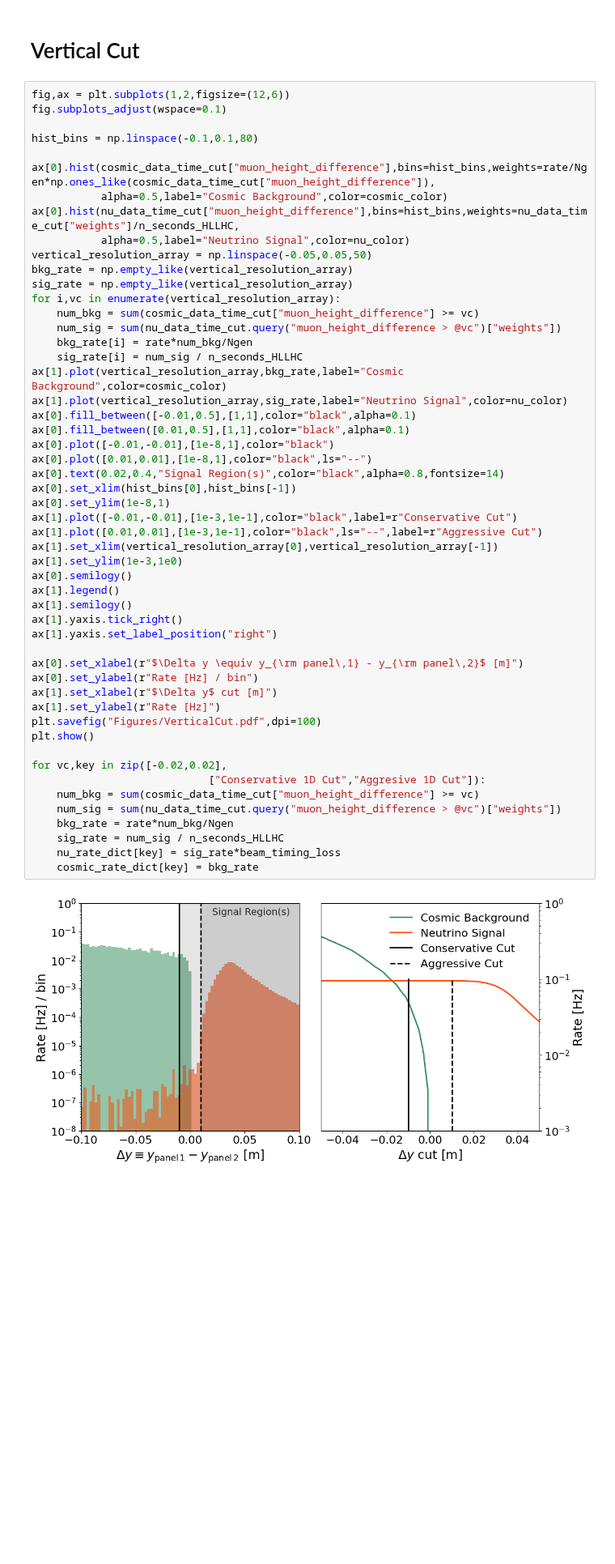
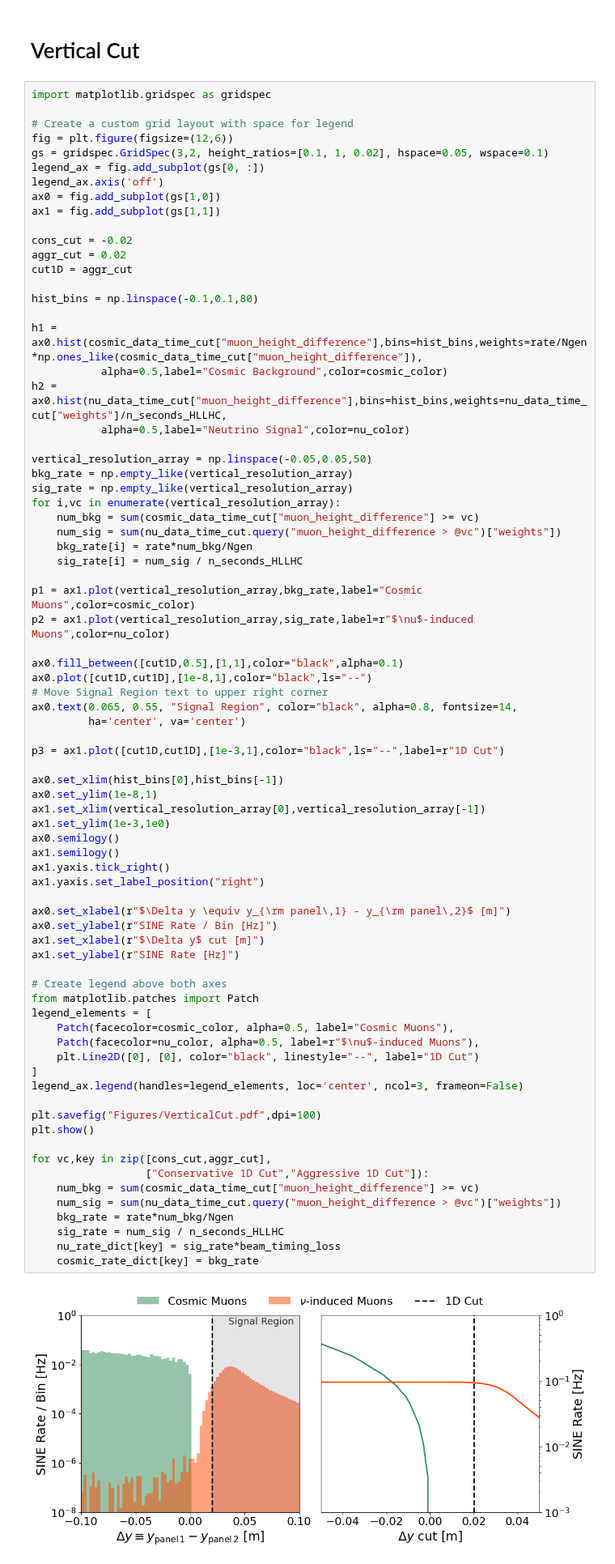
Before and after one commit to nickkamp1/Lake_Geneva_Neutrinos, a Jupyter notebook: Cosmics/SurfaceMuonBackgroundEstimate.ipynb, the cells around one changed output. Shown at 81% size. Drawn from its saved outputs; the diff is of its cells as text; blank space fills up the shorter version.

Commit message:
clean up HNL simulation, add survival probs, clean up muon plots

```diff
--- a/Cosmics/SurfaceMuonBackgroundEstimate.ipynb
+++ b/Cosmics/SurfaceMuonBackgroundEstimate.ipynb
@@ -319,59 +330,83 @@ plt.show()
 # %% [markdown]
 # Vertical Cut
 # %%
-fig,ax = plt.subplots(1,2,figsize=(12,6))
-fig.subplots_adjust(wspace=0.1)
+import matplotlib.gridspec as gridspec
+
+# Create a custom grid layout with space for legend
+fig = plt.figure(figsize=(12,6))
+gs = gridspec.GridSpec(3,2, height_ratios=[0.1, 1, 0.02], hspace=0.05, wspace=0.1)
+legend_ax = fig.add_subplot(gs[0, :])
+legend_ax.axis('off')
+ax0 = fig.add_subplot(gs[1,0])
+ax1 = fig.add_subplot(gs[1,1])
+
+cons_cut = -0.02
+aggr_cut = 0.02
+cut1D = aggr_cut
 
 hist_bins = np.linspace(-0.1,0.1,80)
 
-ax[0].hist(cosmic_data_time_cut["muon_height_difference"],bins=hist_bins,weights=rate/Ngen*np.ones_like(cosmic_data_time_cut["muon_height_difference"]),
+h1 = ax0.hist(cosmic_data_time_cut["muon_height_difference"],bins=hist_bins,weights=rate/Ngen*np.ones_like(cosmic_data_time_cut["muon_height_difference"]),
            alpha=0.5,label="Cosmic Background",color=cosmic_color)
-ax[0].hist(nu_data_time_cut["muon_height_difference"],bins=hist_bins,weights=nu_data_time_cut["weights"]/n_seconds_HLLHC,
+h2 = ax0.hist(nu_data_time_cut["muon_height_difference"],bins=hist_bins,weights=nu_data_time_cut["weights"]/n_seconds_HLLHC,
            alpha=0.5,label="Neutrino Signal",color=nu_color)
+
 vertical_resolution_array = np.linspace(-0.05,0.05,50)
 bkg_rate = np.empty_like(vertical_resolution_array)
 sig_rate = np.empty_like(vertical_resolution_array)
 for i,vc in enumerate(vertical_resolution_array):
     num_bkg = sum(cosmic_data_time_cut["muon_height_difference"] >= vc)
     num_sig = sum(nu_data_time_cut.query("muon_height_difference > @vc")["weights"])
     bkg_rate[i] = rate*num_bkg/Ngen
     sig_rate[i] = num_sig / n_seconds_HLLHC
-ax[1].plot(vertical_resolution_array,bkg_rate,label="Cosmic Background",color=cosmic_color)
-ax[1].plot(vertical_resolution_array,sig_rate,label="Neutrino Signal",color=nu_color)
-ax[0].fill_between([-0.01,0.5],[1,1],color="black",alpha=0.1)
-ax[0].fill_between([0.01,0.5],[1,1],color="black",alpha=0.1)
-ax[0].plot([-0.01,-0.01],[1e-8,1],color="black")
-ax[0].plot([0.01,0.01],[1e-8,1],color="black",ls="--")
-ax[0].text(0.02,0.4,"Signal Region(s)",color="black",alpha=0.8,fontsize=14)
-ax[0].set_xlim(hist_bins[0],hist_bins[-1])
-ax[0].set_ylim(1e-8,1)
-ax[1].plot([-0.01,-0.01],[1e-3,1e-1],color="black",label=r"Conservative Cut")
-ax[1].plot([0.01,0.01],[1e-3,1e-1],color="black",ls="--",label=r"Aggressive Cut")
-ax[1].set_xlim(vertical_resolution_array[0],vertical_resolution_array[-1])
-ax[1].set_ylim(1e-3,1e0)
-ax[0].semilogy()
-ax[1].legend()
-ax[1].semilogy()
-ax[1].yaxis.tick_right()
-ax[1].yaxis.set_label_position("right")
 
-ax[0].set_xlabel(r"$\Delta y \equiv y_{\rm panel\,1} - y_{\rm panel\,2}$ [m]")
-ax[0].set_ylabel(r"Rate [Hz] / bin")
-ax[1].set_xlabel(r"$\Delta y$ cut [m]")
-ax[1].set_ylabel(r"Rate [Hz]")
+p1 = ax1.plot(vertical_resolution_array,bkg_rate,label="Cosmic Muons",color=cosmic_color)
+p2 = ax1.plot(vertical_resolution_array,sig_rate,label=r"$\nu$-induced Muons",color=nu_color)
+
+ax0.fill_between([cut1D,0.5],[1,1],color="black",alpha=0.1)
+ax0.plot([cut1D,cut1D],[1e-8,1],color="black",ls="--")
+# Move Signal Region text to upper right corner
+ax0.text(0.065, 0.55, "Signal Region", color="black", alpha=0.8, fontsize=14,
+         ha='center', va='center')
+
+p3 = ax1.plot([cut1D,cut1D],[1e-3,1],color="black",ls="--",label=r"1D Cut")
+
+ax0.set_xlim(hist_bins[0],hist_bins[-1])
+ax0.set_ylim(1e-8,1)
+ax1.set_xlim(vertical_resolution_array[0],vertical_resolution_array[-1])
+ax1.set_ylim(1e-3,1e0)
+ax0.semilogy()
+ax1.semilogy()
+ax1.yaxis.tick_right()
+ax1.yaxis.set_label_position("right")
+
+ax0.set_xlabel(r"$\Delta y \equiv y_{\rm panel\,1} - y_{\rm panel\,2}$ [m]")
+ax0.set_ylabel(r"SINE Rate / Bin [Hz]")
+ax1.set_xlabel(r"$\Delta y$ cut [m]")
+ax1.set_ylabel(r"SINE Rate [Hz]")
+
+# Create legend above both axes
+from matplotlib.patches import Patch
+legend_elements = [
+    Patch(facecolor=cosmic_color, alpha=0.5, label="Cosmic Muons"),
+    Patch(facecolor=nu_color, alpha=0.5, label=r"$\nu$-induced Muons"),
+    plt.Line2D([0], [0], color="black", linestyle="--", label="1D Cut")
+]
+legend_ax.legend(handles=legend_elements, loc='center', ncol=3, frameon=False)
+
 plt.savefig("Figures/VerticalCut.pdf",dpi=100)
 plt.show()
 
-for vc,key in zip([-0.02,0.02],
-                            ["Conservative 1D Cut","Aggresive 1D Cut"]):
+for vc,key in zip([cons_cut,aggr_cut],
+                  ["Conservative 1D Cut","Aggressive 1D Cut"]):
     num_bkg = sum(cosmic_data_time_cut["muon_height_difference"] >= vc)
     num_sig = sum(nu_data_time_cut.query("muon_height_difference > @vc")["weights"])
     bkg_rate = rate*num_bkg/Ngen
     sig_rate = num_sig / n_seconds_HLLHC
     nu_rate_dict[key] = sig_rate*beam_timing_loss
     cosmic_rate_dict[key] = bkg_rate
 # %% [output]
-[figure, old version]
+[figure, new version]
 # %% [markdown]
 # 2D Cut
 # %%
```
Also changed, not shown: parts of 5 cells of this notebook, 3 other files.
